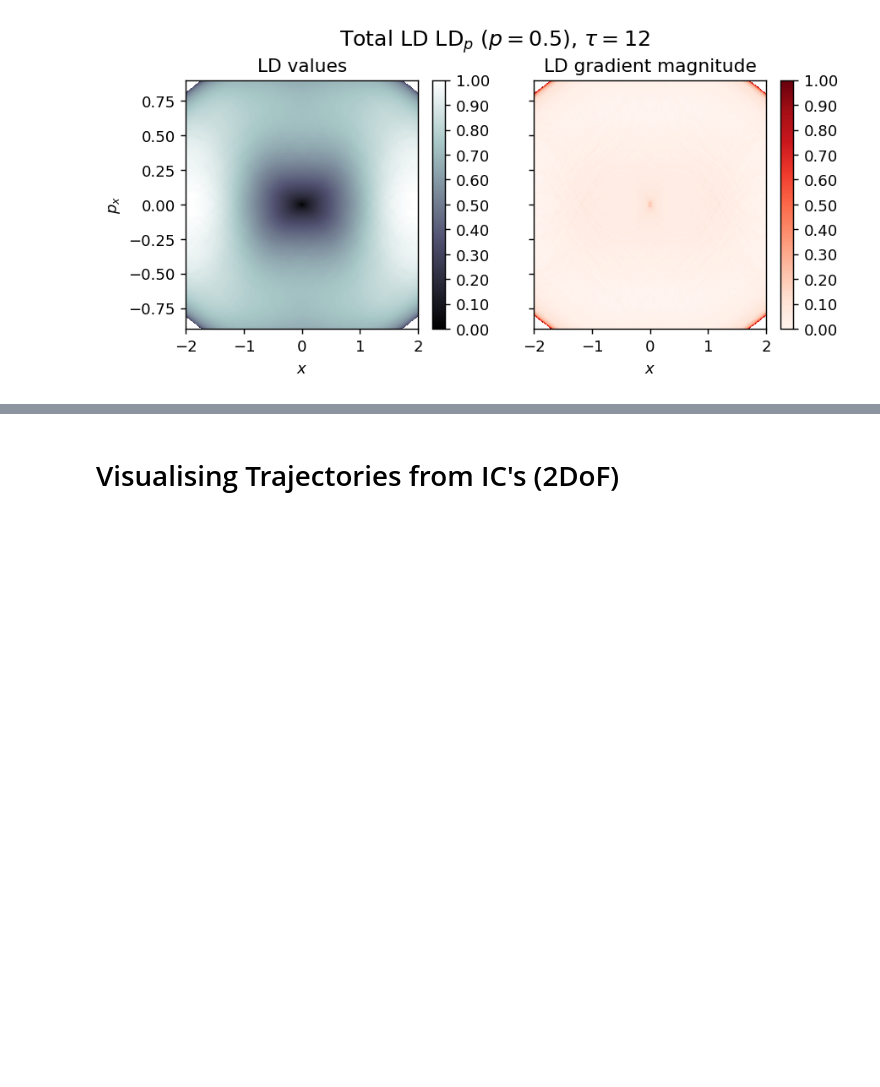
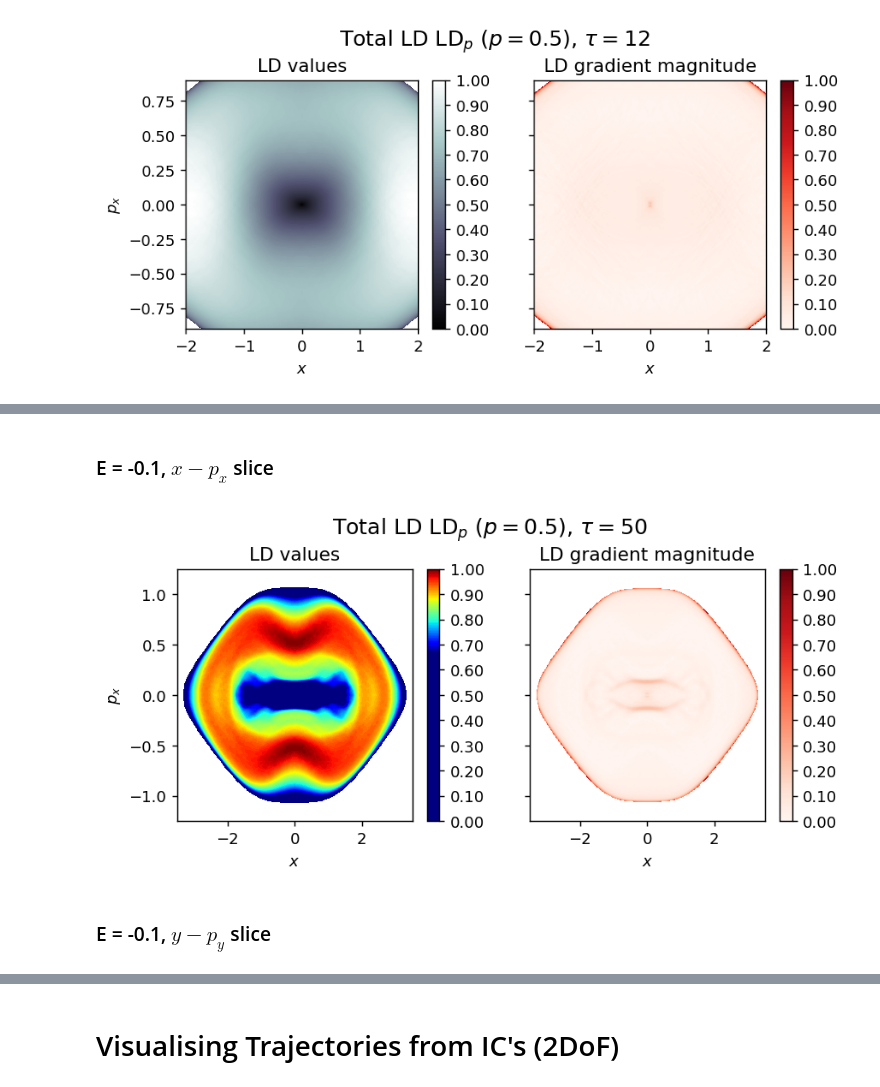
Before and after one commit to broncio123/cirque_project_champs, a Jupyter notebook: notebooks/scratch_notes.ipynb, the cells around one changed output, grey strips where cells are left out. Saved outputs shown, nothing was run; the diff lists cells and outputs as text; code cells hidden in the pictures; blank space fills up the shorter version.

```diff
--- a/notebooks/scratch_notes.ipynb
+++ b/notebooks/scratch_notes.ipynb
@@ -739,0 +840,2 @@ draw_lagrangian_descriptor(LD_total, 'total', grid_parameters, tau, p_value, col
+# %% [markdown]
+### E = -0.1, $x-p_x$ slice
@@ -739,0 +845,46 @@ draw_lagrangian_descriptor(LD_total, 'total', grid_parameters, tau, p_value, col
+# %%
+# integration parameters
+tau = 50
+
+# Lp-norm, p-value
+p_value = 1/2
+
+ax1_min,ax1_max = [-3.5, 3.5]
+ax2_min,ax2_max = [-1.25, 1.25]
+N1, N2 = [300, 300]
+
+# Box escape condition
+box_boundaries = False
+
+# Miscellaneous grid parameters
+dims_fixed = [0,1,0,0] # Variable ordering (x y p_x p_y)
+dims_fixed_values = [0] # This can also be an array of values
+dims_slice = [1,0,1,0] # Visualisation slice
+momentum_sign = 1 # Direction of momentum that defines the slice - (1) positive / (-1) negative
+# %%
+# potential parameters
+W, k, d = [0.5, np.sqrt(7), 1]
+# %%
+potential_energy = lambda u: cirque_potential(u, PARAMETERS=[W, k, d])
+vector_field = lambda t, u: cirque_vector_field(t, u, PARAMETERS=[W, k, d])
+
+slice_parameters = [[ax1_min, ax1_max, N1],[ax2_min, ax2_max, N2]]
+
+grid_parameters = {
+        'slice_parameters' : slice_parameters,
+        'dims_slice' : dims_slice,
+        'dims_fixed' : [dims_fixed, dims_fixed_values],
+        'momentum_sign' : momentum_sign,
+        'potential_energy': potential_energy,
+        'energy_level': H0
+    }
+# %%
+LD_forward = compute_lagrangian_descriptor(grid_parameters, vector_field, tau, p_value)
+LD_backward = compute_lagrangian_descriptor(grid_parameters, vector_field, -tau, p_value)
+LD_total = LD_forward + LD_backward
+# %%
+draw_lagrangian_descriptor(LD_total, 'total', grid_parameters, tau, p_value, colormap_name='jet',colormap_mode=2)
+# %% [output]
+[figure, added]
+# %% [markdown]
+### E = -0.1, $y-p_y$ slice
```
Also changed, not shown: parts of 53 cells of this notebook.
